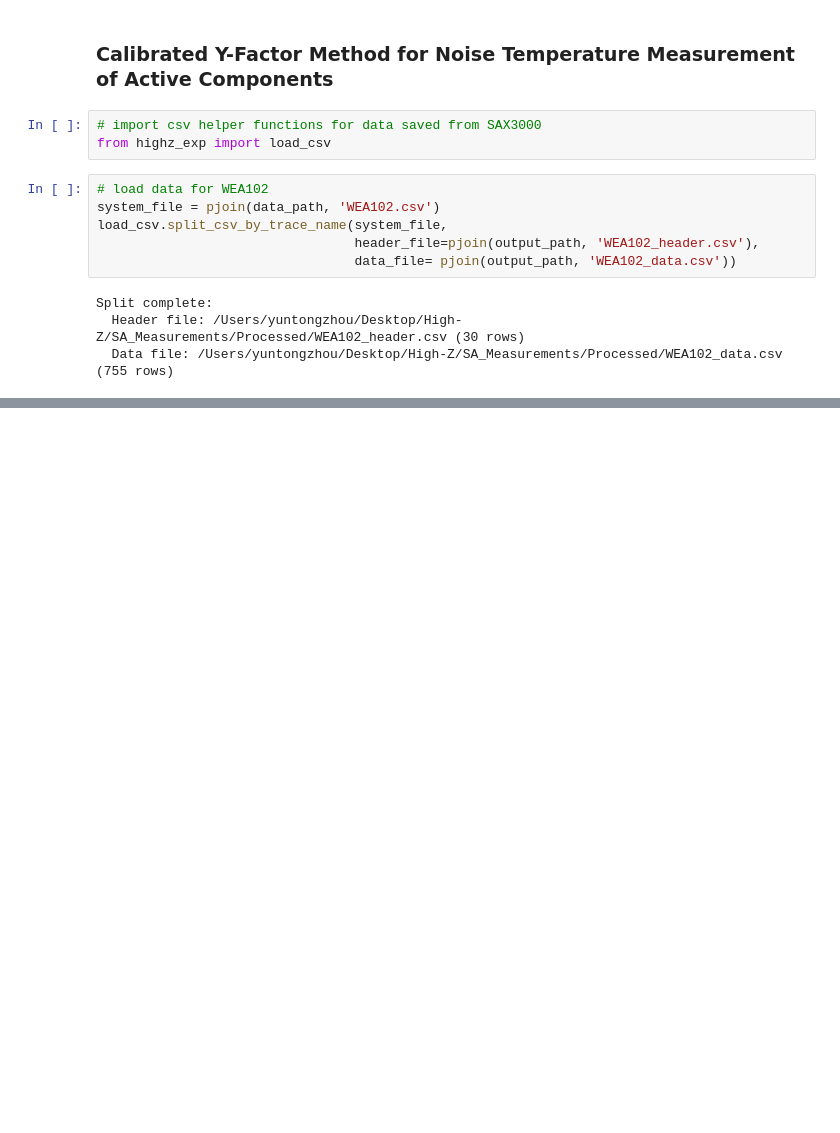
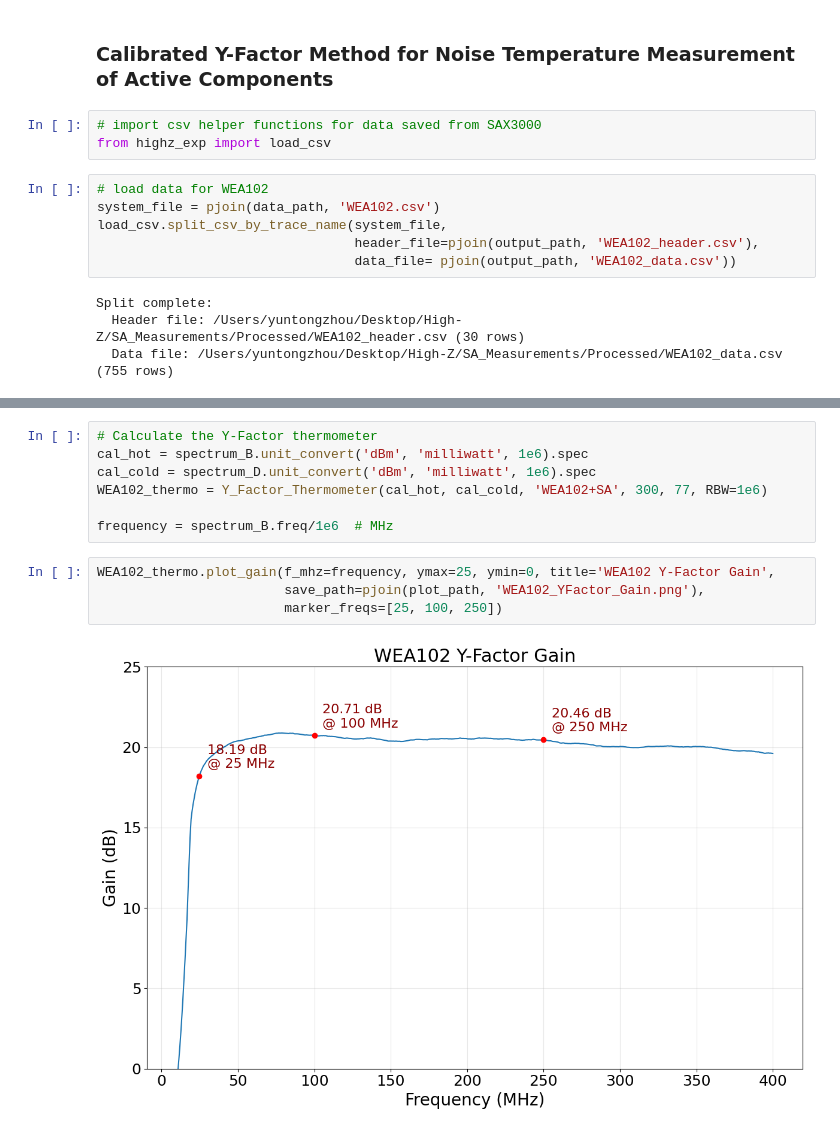
Before and after one commit to alhosani-abdulla/Highz-EXP, a Jupyter notebook: notebooks/Y_factor.ipynb, the cells around one changed output, grey strips where cells are left out. Saved outputs shown, nothing was run; the diff lists cells and outputs as text; blank space fills up the shorter version.

```diff
--- a/notebooks/Y_factor.ipynb
+++ b/notebooks/Y_factor.ipynb
@@ -356,0 +87,13 @@ plot_gain(f_values, [g], labels=[None], start_freq=10, xlabel='Frequency (MHz)',
+# %%
+# Calculate the Y-Factor thermometer
+cal_hot = spectrum_B.unit_convert('dBm', 'milliwatt', 1e6).spec
+cal_cold = spectrum_D.unit_convert('dBm', 'milliwatt', 1e6).spec
+WEA102_thermo = Y_Factor_Thermometer(cal_hot, cal_cold, 'WEA102+SA', 300, 77, RBW=1e6)
+
+frequency = spectrum_B.freq/1e6  # MHz
+# %%
+WEA102_thermo.plot_gain(f_mhz=frequency, ymax=25, ymin=0, title='WEA102 Y-Factor Gain',
+                        save_path=pjoin(plot_path, 'WEA102_YFactor_Gain.png'),
+                        marker_freqs=[25, 100, 250])
+# %% [output]
+[figure, added]
```
Also changed, not shown: parts of 52 cells of this notebook, 2 other files.
